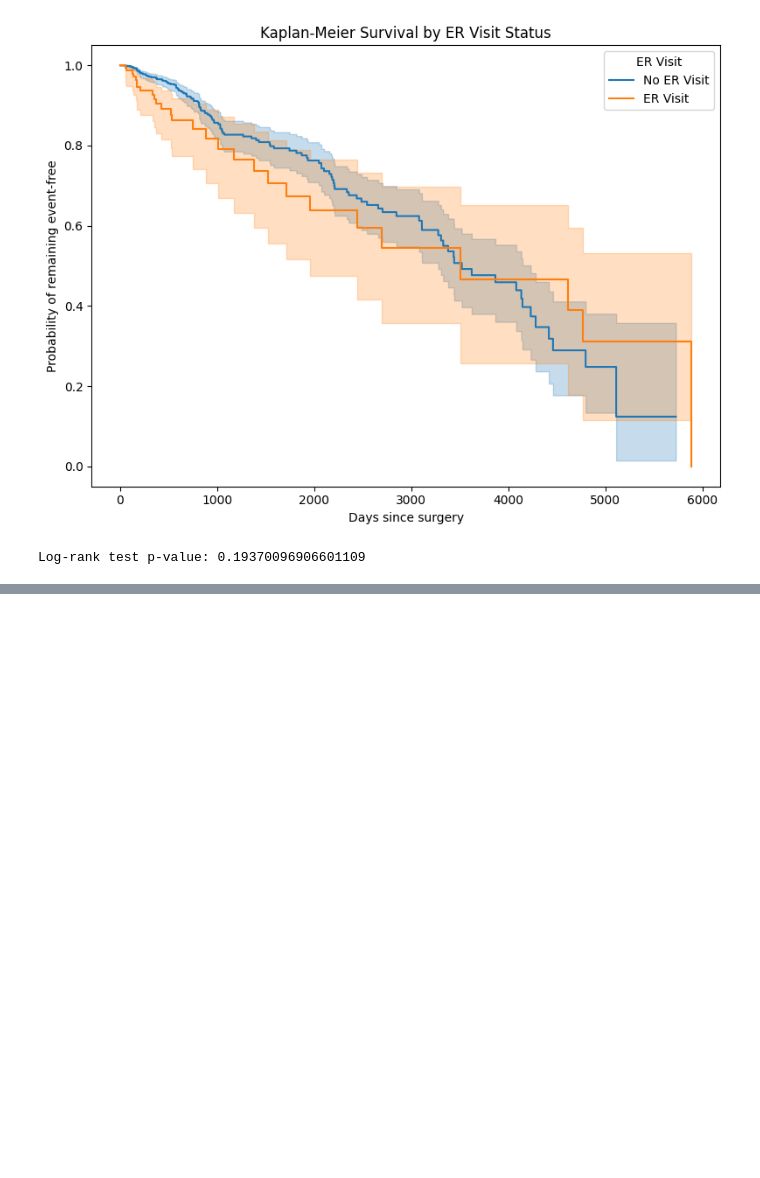
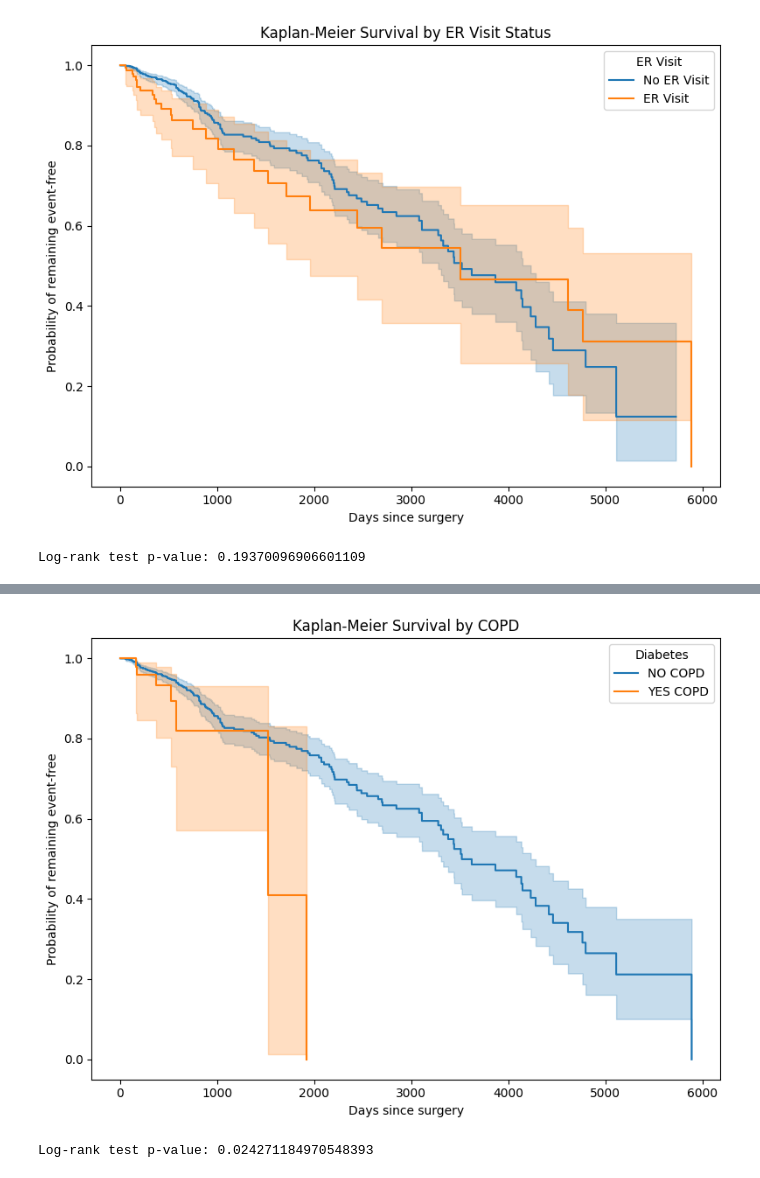
Before and after one commit to preciousiajilore/survival_mtlr, a Jupyter notebook: notebooks/firstsubset.ipynb, the cells around one changed output, grey strips where cells are left out. Drawn from its saved outputs; the diff is of its cells as text; code cells hidden in the pictures; blank space fills up the shorter version.

```diff
--- a/notebooks/firstsubset.ipynb
+++ b/notebooks/firstsubset.ipynb
@@ -311,0 +362,29 @@ Log-rank test p-value: 0.19370096906601109
+# %%
+copd_kmf = KaplanMeierFitter()
+copd_map = {0: "NO COPD", 1: "YES COPD"}
+
+plt.figure(figsize=(8, 6))
+
+for label, group in df_clean.groupby("COPD"):
+    legend_label = copd_map[label] if label in er_map else str(label)
+    copd_kmf.fit(group["time_to_event"], group["Failure"], label=legend_label)
+    copd_kmf.plot_survival_function(ci_show=True)
+
+plt.xlabel("Days since surgery")
+plt.ylabel("Probability of remaining event-free")
+plt.title("Kaplan-Meier Survival by COPD")
+plt.legend(title="Diabetes")
+plt.tight_layout()
+plt.show()
+
+group0 = df_clean[df_clean["COPD"] == 0]
+group1 = df_clean[df_clean["COPD"] == 1]
+
+results = logrank_test(
+    group0["time_to_event"], group1["time_to_event"],
+    event_observed_A=group0["Failure"], event_observed_B=group1["Failure"]
+)
+print("Log-rank test p-value:", results.p_value)
+# %% [output]
+[figure, added]
+Log-rank test p-value: 0.024271184970548393
```
Also changed, not shown: parts of 7 cells of this notebook.
